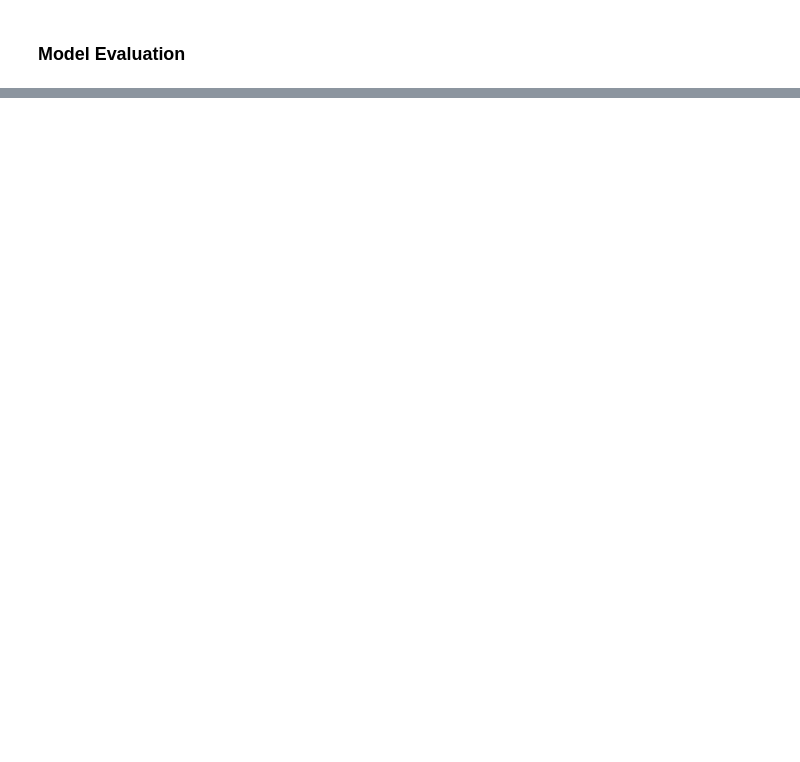
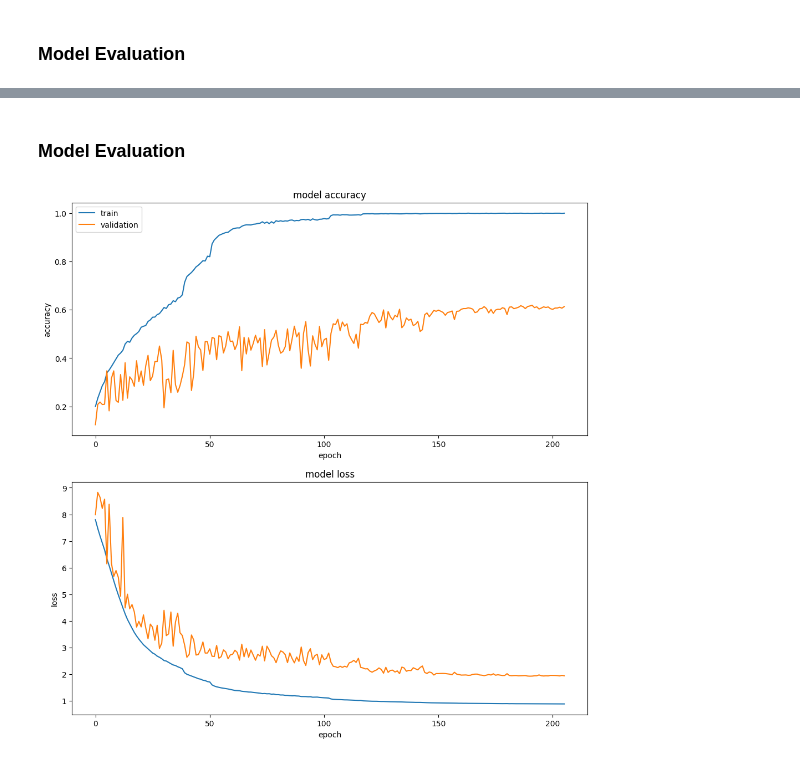
Before and after one commit to machiwao/CCDEPLRL_PROJECT_COM222, a Jupyter notebook: CCDEPLRL_PROJECT_COM222_Project_Implementation.ipynb, the cells around one changed output, grey strips where cells are left out. Saved outputs shown, nothing was run; the diff lists cells and outputs as text; code cells hidden in the pictures; blank space fills up the shorter version.

```diff
--- a/CCDEPLRL_PROJECT_COM222_Project_Implementation.ipynb
+++ b/CCDEPLRL_PROJECT_COM222_Project_Implementation.ipynb
@@ -689,0 +624,18 @@ InternalError: Failed copying input tensor from /job:localhost/replica:0/task:0/
+# %%
+# Initialize starting learning rate
+base_optimizer = tf.keras.optimizers.Adam(learning_rate=1e-4)
+
+vgg16.compile(
+    optimizer=base_optimizer,
+    loss=tf.keras.losses.CategoricalCrossentropy(label_smoothing=0.1),
+    metrics=['accuracy']
+)
+# %%
+# Fit the model
+history_vgg16 = vgg16.fit(
+    train_ds,
+    validation_data=val_ds,
+    epochs=1000,
+    callbacks=[early_stop, reduce_lr],
+    # class_weight = class_weights_dict only used if class imbalance is significant
+)
@@ -689,0 +660,21 @@ InternalError: Failed copying input tensor from /job:localhost/replica:0/task:0/
+# %% [markdown]
+### Model Evaluation
+# %%
+def plot_history(history):
+  fig, (ax1, ax2) = plt.subplots(2, figsize=(12, 12))
+  ax1.plot(history.history['accuracy'])
+  ax1.plot(history.history['val_accuracy'])
+  ax1.set_title('model accuracy')
+  ax1.set_ylabel('accuracy')
+  ax1.set_xlabel('epoch')
+  ax1.legend(['train', 'validation'], loc='upper left')
+  ax2.plot(history.history['loss'])
+  ax2.plot(history.history['val_loss'])
+  ax2.set_title('model loss')
+  ax2.set_ylabel('loss')
+  ax2.set_xlabel('epoch')
+# %%
+# Plot Loss Graphs
+plot_history(history_vgg16)
+# %% [output]
+[figure, added]
```
Also changed, not shown: parts of 63 cells of this notebook.
